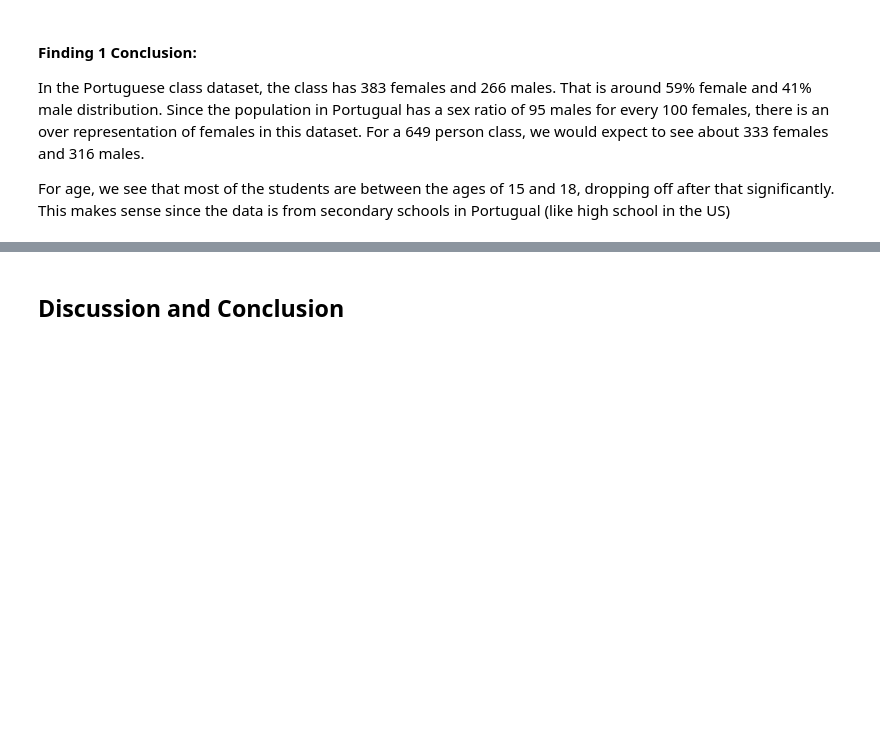
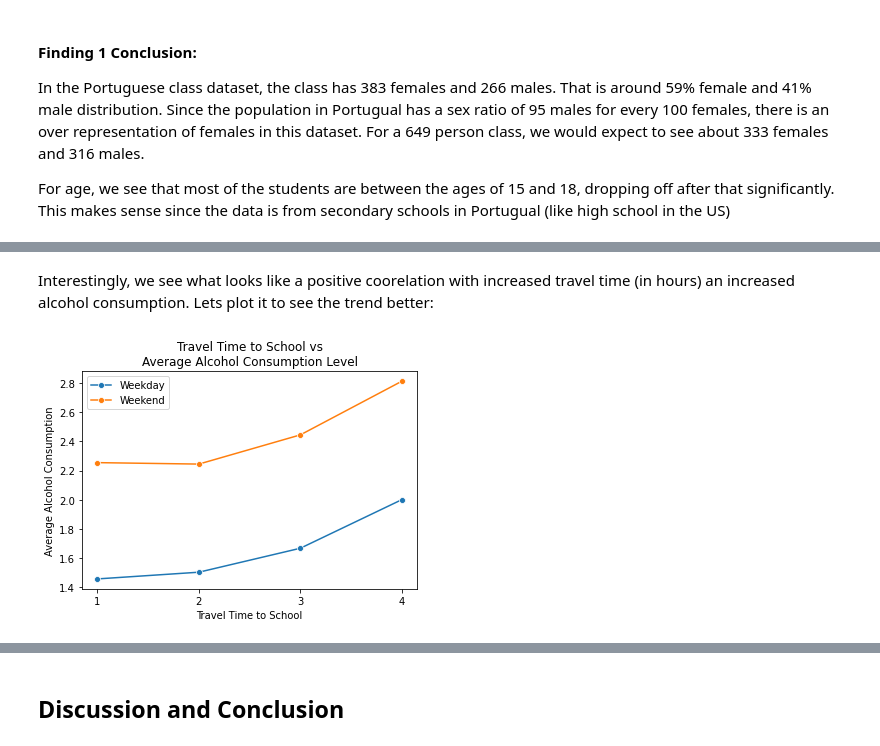
Before and after one commit to christinedien/hcde-410-final, a Jupyter notebook: hcde-410-final.ipynb, the cells around one changed output, grey strips where cells are left out. Saved outputs shown, nothing was run; the diff lists cells and outputs as text; code cells hidden in the pictures; blank space fills up the shorter version.

```diff
--- a/hcde-410-final.ipynb
+++ b/hcde-410-final.ipynb
@@ -261,0 +375,2 @@ For age, we see that most of the students are between the ages of 15 and 18, dro
+# %%
+travel = group_avg_alc(df, 'traveltime')
@@ -261,0 +384,15 @@ For age, we see that most of the students are between the ages of 15 and 18, dro
+# %% [markdown]
+Interestingly, we see what looks like a positive coorelation with increased travel time (in hours) an increased alcohol consumption. Lets plot it to see the trend better:
+# %%
+fig3, axes3 = plt.subplots(1)
+sns.lineplot(ax=axes3, data=travel, x=travel.index.values, y='Dalc', marker='o')
+sns.lineplot(ax=axes3, data=travel, x=travel.index.values, y='Walc', marker='o')
+axes3.legend(['Weekday', 'Weekend'])
+plt.xticks([1,2,3,4])
+plt.title('Travel Time to School vs\nAverage Alcohol Consumption Level')
+plt.ylabel('Average Alcohol Consumption')
+plt.xlabel('Travel Time to School')
+fig3.savefig('travel_avg_alc.png', bbox_inches='tight')
+plt.show()
+# %% [output]
+[figure, added]
```
Also changed, not shown: parts of 51 cells of this notebook, 6 other files.
